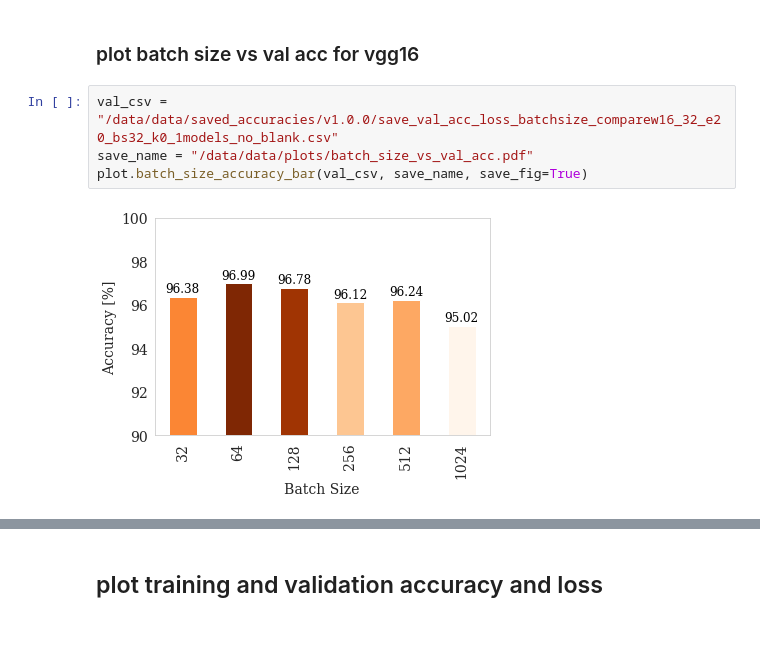
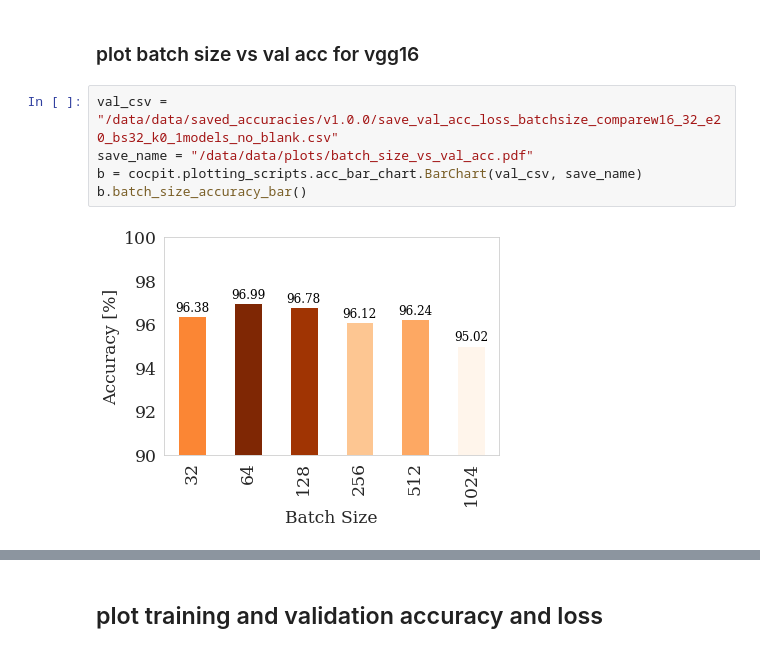
Before and after one commit to vprzybylo/cocpit, a Jupyter notebook: notebooks/accuracy_plots.ipynb, the cells around one changed output, grey strips where cells are left out. Drawn from its saved outputs; the diff is of its cells as text.

Commit message:
acc loss plot refactored

```diff
--- a/notebooks/accuracy_plots.ipynb
+++ b/notebooks/accuracy_plots.ipynb
@@ -67,6 +67,7 @@ convert_names
 # %%
 val_csv = "/data/data/saved_accuracies/v1.0.0/save_val_acc_loss_batchsize_comparew16_32_e20_bs32_k0_1models_no_blank.csv"
 save_name = "/data/data/plots/batch_size_vs_val_acc.pdf"
-plot.batch_size_accuracy_bar(val_csv, save_name, save_fig=True)
+b = cocpit.plotting_scripts.acc_bar_chart.BarChart(val_csv, save_name)
+b.batch_size_accuracy_bar()
 # %% [output]
-[figure, old version]
+[figure, new version]
```
Also changed, not shown: parts of 10 cells of this notebook, 4 other files.
